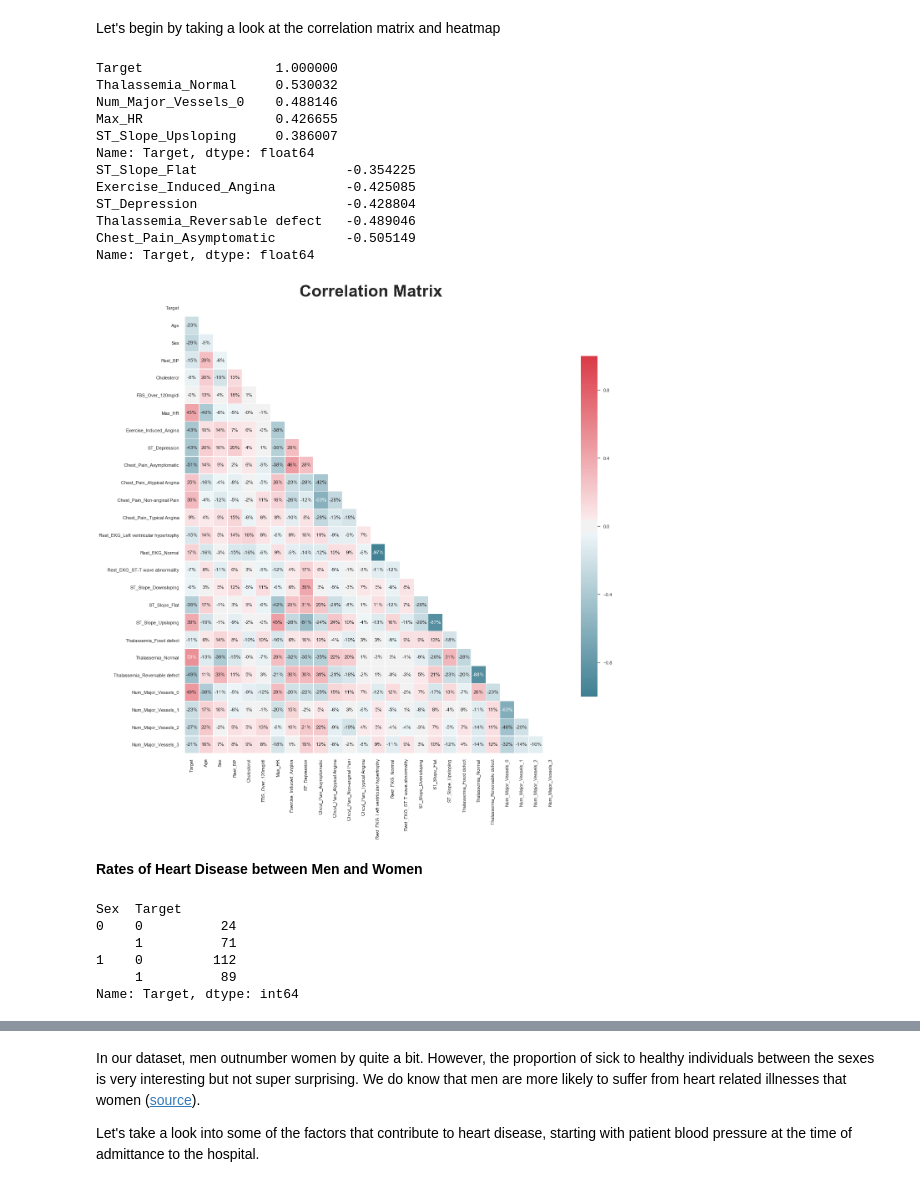
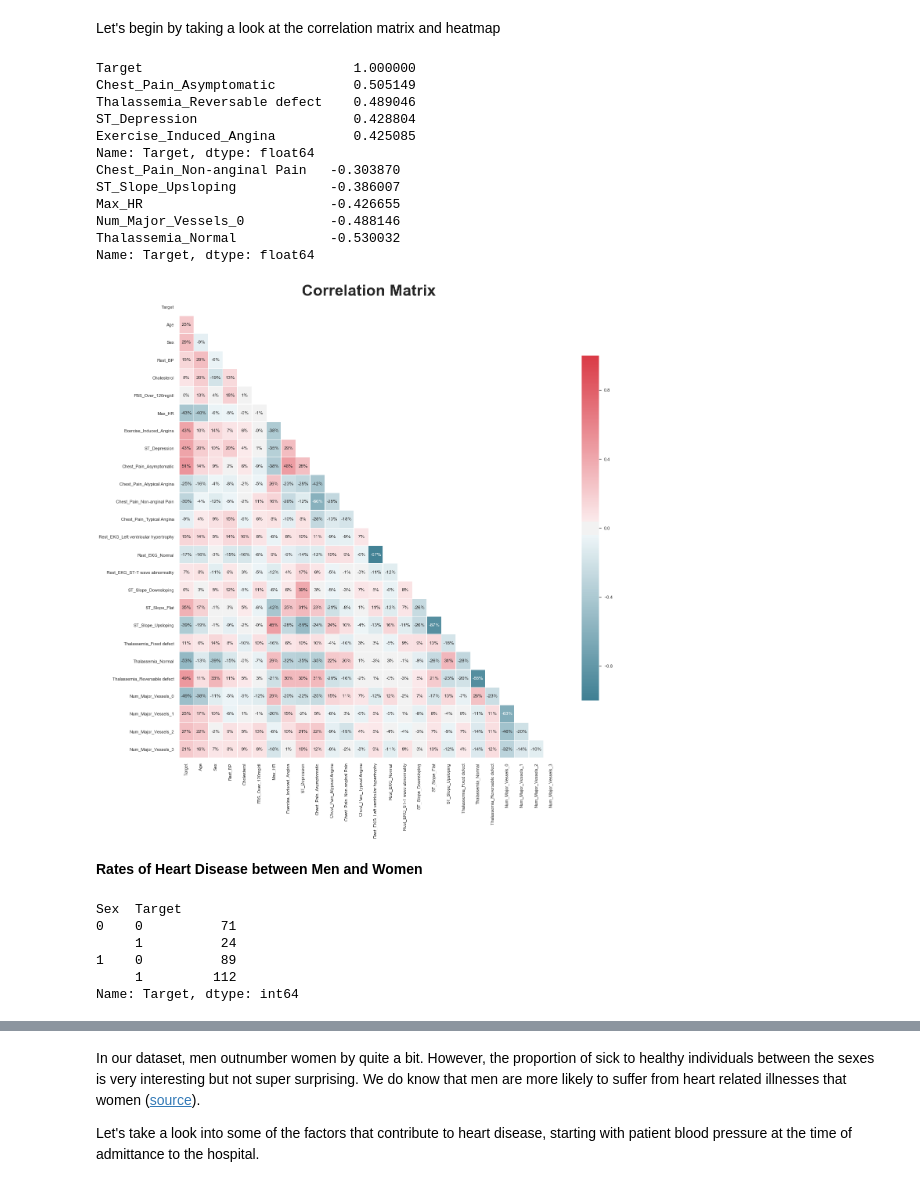
Before and after one commit to KishenSharma6/HeartDisease-Classification, a Jupyter notebook: Heart Disease - Classification.ipynb, the cells around one changed output, grey strips where cells are left out. Cells and saved outputs as stored; diff of their text form; code cells hidden in the pictures.

```diff
--- a/Heart Disease - Classification.ipynb
+++ b/Heart Disease - Classification.ipynb
@@ -133,3 +133,6 @@ df.loc[df['ST_Slope'] == 2, 'ST_Slope'] = 'Upsloping'
 df.loc[df['Thalassemia'] == 1, 'Thalassemia'] = 'Fixed defect'
 df.loc[df['Thalassemia'] == 2, 'Thalassemia'] = 'Normal'
 df.loc[df['Thalassemia'] == 3, 'Thalassemia'] = 'Reversable defect'
+
+#Update Target (0 means disease while 1 means healthy, reversing)
+df.Target = df.Target.apply(lambda x: 0 if x == 1 else 1)
@@ -177,49 +187,53 @@ print(corr.Target.sort_values(ascending=False).head(5))
 
 print(corr.Target.sort_values(ascending=False).tail(5))
 # %% [output]
-Target                 1.000000
-Thalassemia_Normal     0.530032
-Num_Major_Vessels_0    0.488146
-Max_HR                 0.426655
-ST_Slope_Upsloping     0.386007
+Target                           1.000000
+Chest_Pain_Asymptomatic          0.505149
+Thalassemia_Reversable defect    0.489046
+ST_Depression                    0.428804
+Exercise_Induced_Angina          0.425085
 Name: Target, dtype: float64
-ST_Slope_Flat                   -0.354225
-Exercise_Induced_Angina         -0.425085
-ST_Depression                   -0.428804
-Thalassemia_Reversable defect   -0.489046
-Chest_Pain_Asymptomatic         -0.505149
+Chest_Pain_Non-anginal Pain   -0.303870
+ST_Slope_Upsloping            -0.386007
+Max_HR                        -0.426655
+Num_Major_Vessels_0           -0.488146
+Thalassemia_Normal            -0.530032
 Name: Target, dtype: float64
 # %%
 #Set figure size
 fig, ax = plt.subplots(figsize=(20,20))
 
 #Generate mask for upper triangle
 mask = np.zeros_like(corr, dtype=np.bool)
 mask[np.triu_indices_from(mask)]=True
 
 #Create custom cmap
 cmap = sns.diverging_palette(220, 10, as_cmap=True)
 
 #Plot heatmap
 g = sns.heatmap(corr, vmin=-1, vmax=1, center = 0,mask=mask,
                linewidth = .25, annot=True,fmt='.0%',
                 cbar_kws={"shrink":.75},
                cmap= cmap, ax=ax)
 
 #Set plot title
-g.set_title('Correlation Matrix', fontsize = 40, fontweight='heavy');
+ax.set_title('Correlation Matrix', fontsize = 40, fontweight='heavy');
+
+#plt.savefig("Correlation Matrix.png", dpi = 1080)
+
+fig.tight_layout()
 # %% [output]
-[figure, old version]
+[figure, new version]
 # %% [markdown]
 **Rates of Heart Disease between Men and Women**
 # %%
 print(df.groupby(['Sex','Target'])['Target'].size())
 # %% [output]
 Sex  Target
-0    0          24
-     1          71
-1    0         112
-     1          89
+0    0          71
+     1          24
+1    0          89
+     1         112
 Name: Target, dtype: int64
 # %%
 #Print heart disease counts by Sex(0=disease, 1= no disease)
```
Also changed, not shown: parts of 37 cells of this notebook.
